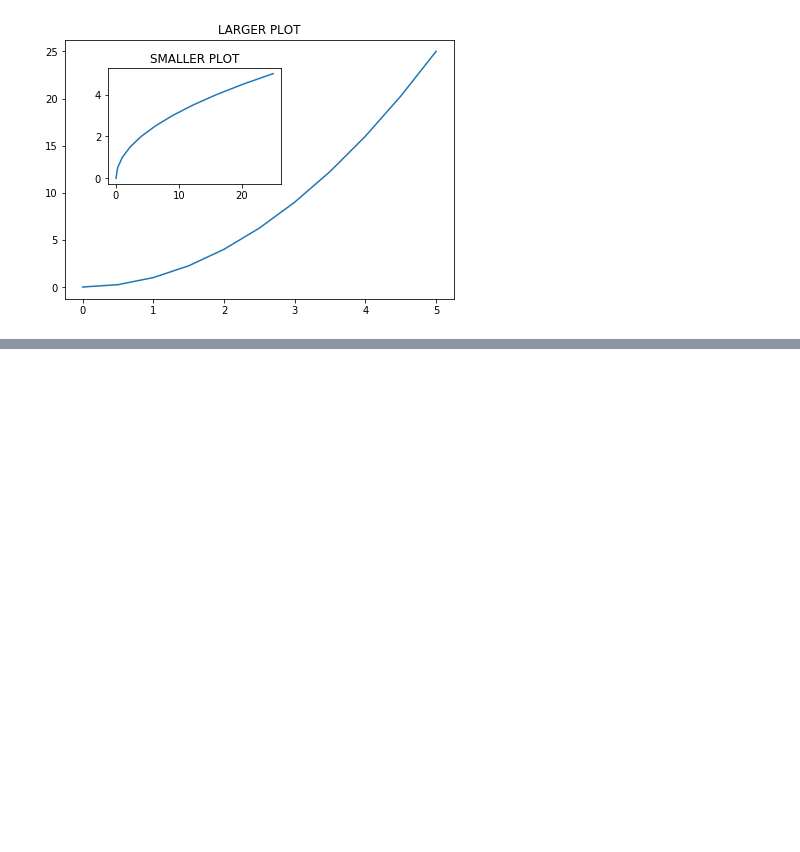
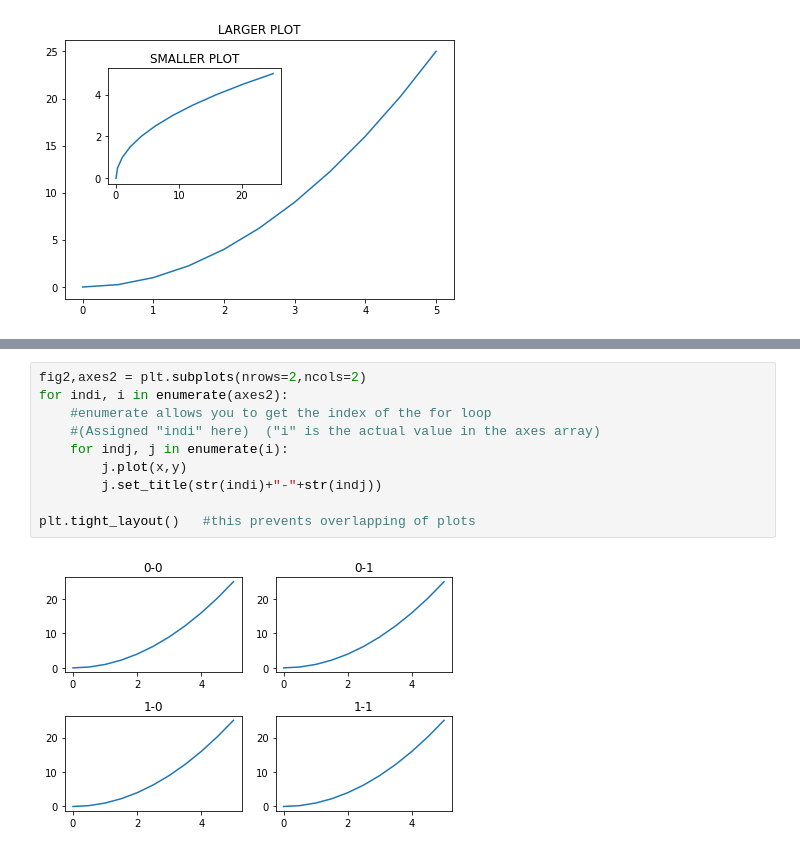
Before and after one commit to c2eien/charles, a Jupyter notebook: Data Vis/MatPlotLib/matplotlib.ipynb, the cells around one changed output, grey strips where cells are left out. Drawn from its saved outputs; the diff is of its cells as text; blank space fills up the shorter version.

```diff
--- a/Data Vis/MatPlotLib/matplotlib.ipynb
+++ b/Data Vis/MatPlotLib/matplotlib.ipynb
@@ -90,0 +118,12 @@ axes2.set_title('SMALLER PLOT')
+# %%
+fig2,axes2 = plt.subplots(nrows=2,ncols=2)
+for indi, i in enumerate(axes2):
+    #enumerate allows you to get the index of the for loop
+    #(Assigned "indi" here)  ("i" is the actual value in the axes array)
+    for indj, j in enumerate(i):
+        j.plot(x,y)
+        j.set_title(str(indi)+"-"+str(indj))
+
+plt.tight_layout()   #this prevents overlapping of plots
+# %% [output]
+[figure, added]
```
Also changed, not shown: parts of 8 cells of this notebook, 2 other files.
